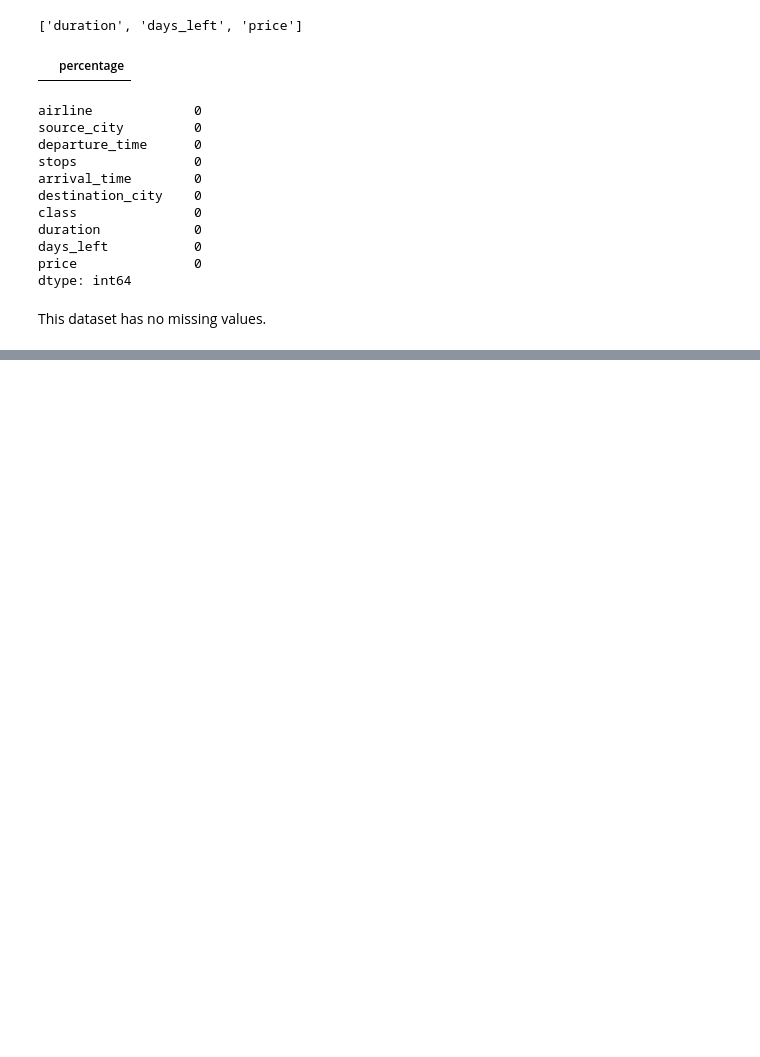
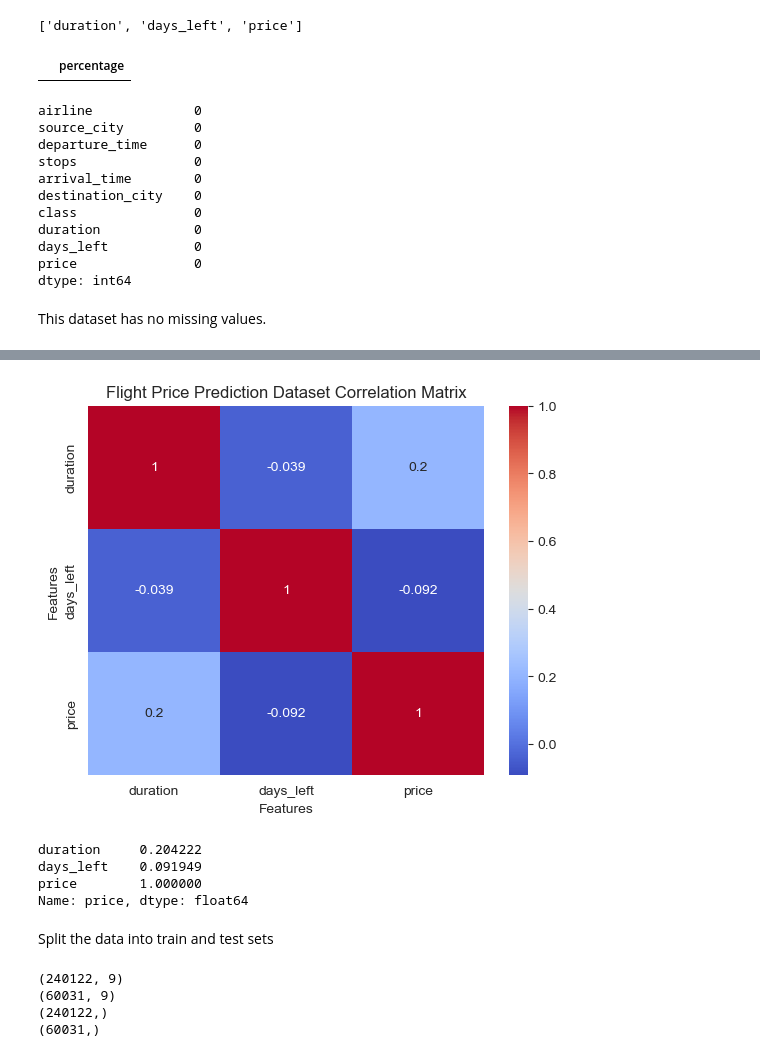
Before and after one commit to sirisha0505/LetslearnGit, a Jupyter notebook: Making clean data from Business & economy files - Flight price prediction.ipynb, the cells around one changed output, grey strips where cells are left out. Cells and saved outputs as stored; diff of their text form; code cells hidden in the pictures; blank space fills up the shorter version.

```diff
--- a/Making clean data from Business & economy files - Flight price prediction.ipynb
+++ b/Making clean data from Business & economy files - Flight price prediction.ipynb
@@ -403,0 +470,31 @@ This dataset has no missing values.
+# %%
+
+# HeatMap
+# Create a correlation matrix for the dataset
+corr_matrix = df.corr()
+
+# Create a heatmap using seaborn
+sns.heatmap(corr_matrix, cmap='coolwarm', annot=True)
+
+# Set plot title and axis labels
+plt.title('Flight Price Prediction Dataset Correlation Matrix')
+plt.xlabel('Features')
+plt.ylabel('Features')
+
+# Display the plot
+plt.show()
+# %% [output]
+[figure, added]
+# %%
+#Correlation with target variable price
+cor_target = abs(corr_matrix["price"])
+
+relevant_features = cor_target
+relevant_features
+# %% [output]
+duration     0.204222
+days_left    0.091949
+price        1.000000
+Name: price, dtype: float64
+# %% [markdown]
+Split the data into train and test sets
@@ -403,0 +504,17 @@ This dataset has no missing values.
+# %%
+# Split the data into train and test sets
+
+split = int(0.8 * len(X))
+X_train, y_train = X[:split], y[:split]
+X_val, y_val = X[split:], y[split:]
+X_test, y_test = X[split:], y[split:]
+
+print(X_train.shape)
+print(X_test.shape)
+print(y_train.shape)
+print(y_test.shape)
+# %% [output]
+(240122, 9)
+(60031, 9)
+(240122,)
+(60031,)
```
Also changed, not shown: parts of 4 cells of this notebook.
